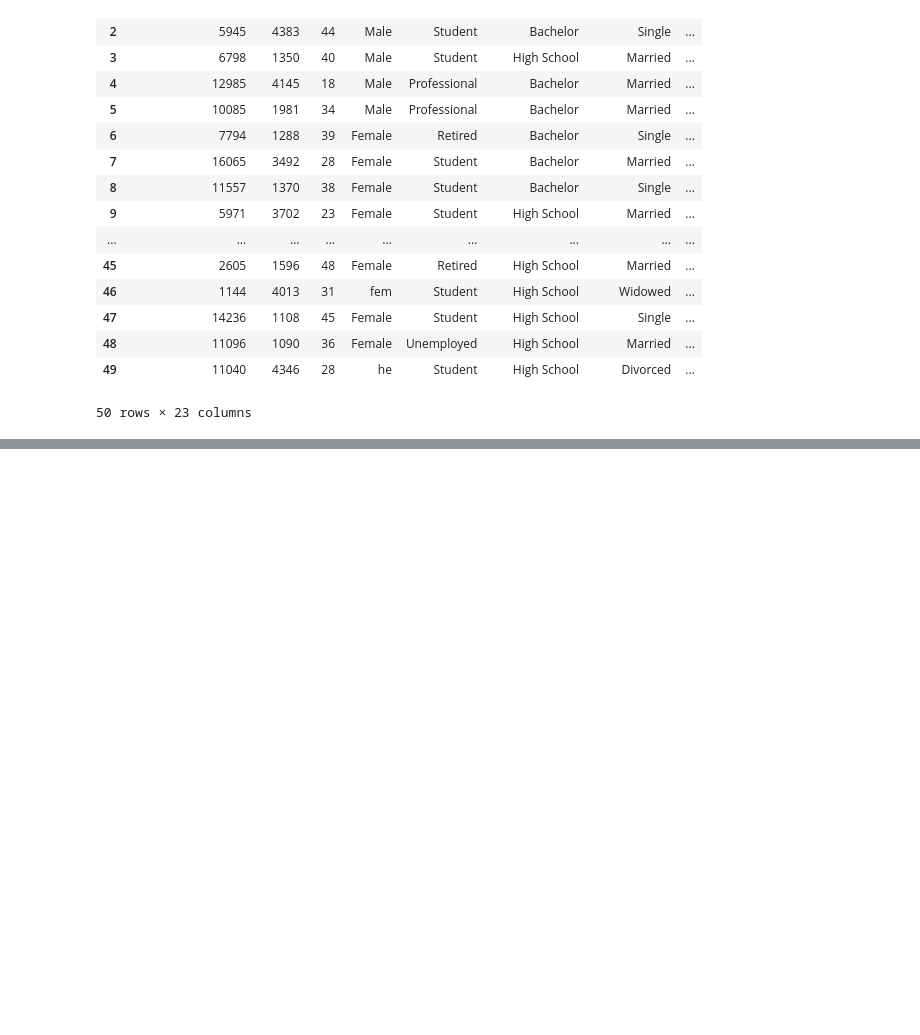
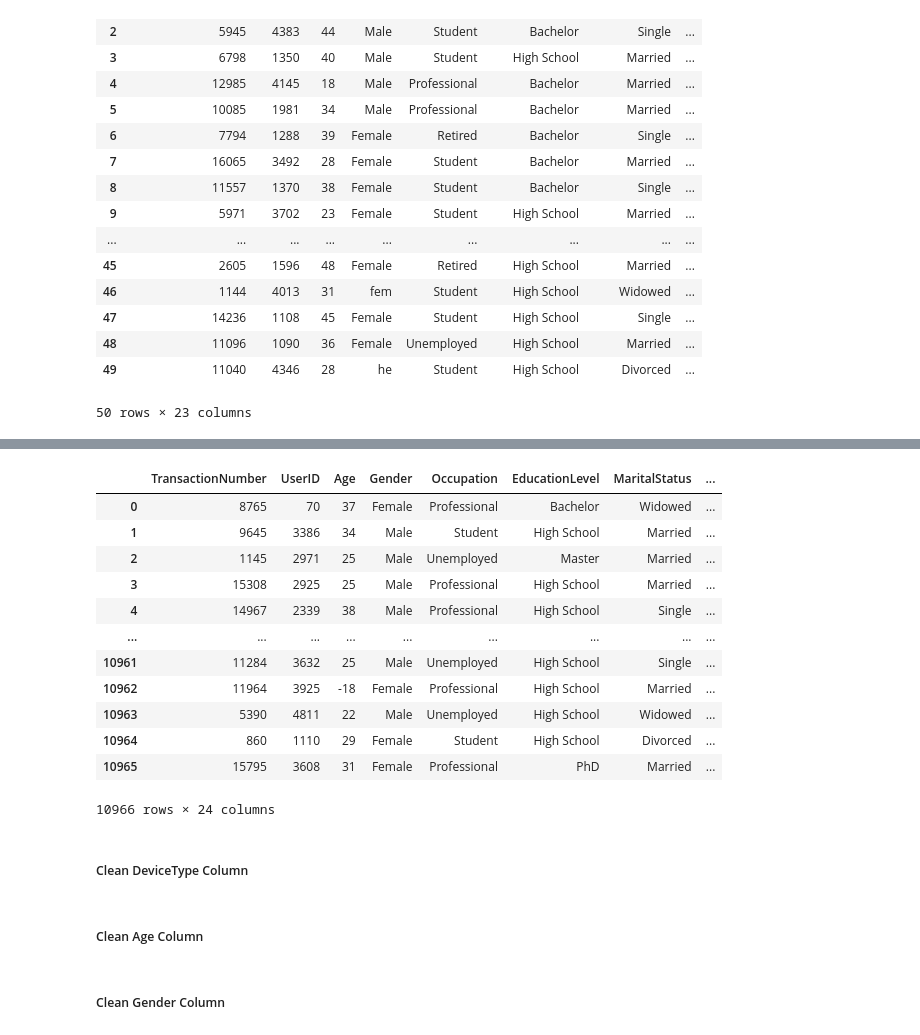
Before and after one commit to snousind/Inter-Uni-Datathon, a Jupyter notebook: datacleaning.ipynb, the cells around one changed output, grey strips where cells are left out. Saved outputs shown, nothing was run; the diff lists cells and outputs as text; code cells hidden in the pictures; blank space fills up the shorter version.

```diff
--- a/datacleaning.ipynb
+++ b/datacleaning.ipynb
@@ -44,0 +59,35 @@ test.head(50)
+# %%
+
+finance_cols = ['Income', 'Expenditure', 'GiftsTransaction', 'TransactionAmount']
+finance = train[['Income', 'Expenditure', 'GiftsTransaction', 'TransactionAmount']]
+
+def clean_cash(data):
+    finance_cols = ['Income', 'Expenditure', 'GiftsTransaction', 'TransactionAmount']
+
+    for col in finance_cols:
+
+        data.columns = data.columns.str.replace(' ', '')
+        data[col] = data[col].str.replace("AU$", "AUD", regex=False)
+        data[col] = data[col].str.replace(" ", "", regex=False)
+        data[f'{col}2'] = data[col]
+        data[f'{col}Currency'] = data[col].apply(lambda x: 'AUD' if 'AUD' in str(x) else ('AED' if 'AED' in str(x) else ('GBP' if '£' in str(x) else ('GBP' if 'GBP' in str(x) else ''))))
+        data[f'{col}2'] = data[f'{col}2'].str.replace("AUD", "", regex=False).str.strip()
+        data[f'{col}2'] = data[f'{col}2'].str.replace("AED", "", regex=False).str.strip()
+        data[f'{col}2'] = data[f'{col}2'].str.replace("£", "", regex=False).str.strip()
+        data[f'{col}2'] = data[f'{col}2'].str.replace("GBP", "", regex=False).str.strip()
+        data[f'{col}2'] = data[f'{col}2'].astype(float)
+
+    data = data.drop(data.columns[:4], axis=1)
+    data.columns = data.columns.str.replace('2', '')
+
+
+    for col in finance_cols:
+        data.loc[data[f'{col}Currency'] == 'AED', col] = data[col] * 0.41
+        data.loc[data[f'{col}Currency'] == 'GBP', col] = data[col] * 1.96
+
+    data = data[finance_cols]
+
+    return data
+
+train_cleaned = clean_cash(finance)
+train_cleaned
@@ -44,0 +108,20 @@ test.head(50)
+# %%
+train = train.drop(columns=finance_cols)
+train = pd.concat([train, train_cleaned], axis=1)
+train
+# %% [output]
+|  | TransactionNumber | UserID | Age | Gender | Occupation | EducationLevel | MaritalStatus | ... |
+| 0 | 8765 | 70 | 37 | Female | Professional | Bachelor | Widowed | ... |
+| 1 | 9645 | 3386 | 34 | Male | Student | High School | Married | ... |
+| 2 | 1145 | 2971 | 25 | Male | Unemployed | Master | Married | ... |
+| 3 | 15308 | 2925 | 25 | Male | Professional | High School | Married | ... |
+| 4 | 14967 | 2339 | 38 | Male | Professional | High School | Single | ... |
+| ... | ... | ... | ... | ... | ... | ... | ... | ... |
+| 10961 | 11284 | 3632 | 25 | Male | Unemployed | High School | Single | ... |
+| 10962 | 11964 | 3925 | -18 | Female | Professional | High School | Married | ... |
+| 10963 | 5390 | 4811 | 22 | Male | Unemployed | High School | Widowed | ... |
+| 10964 | 860 | 1110 | 29 | Female | Student | High School | Divorced | ... |
+| 10965 | 15795 | 3608 | 31 | Female | Professional | PhD | Married | ... |
+10966 rows × 24 columns
+# %% [markdown]
+##### Clean DeviceType Column
@@ -44,0 +134,2 @@ test.head(50)
+# %% [markdown]
+##### Clean Age Column
@@ -44,0 +141,2 @@ test.head(50)
+# %% [markdown]
+##### Clean Gender Column
```
Also changed, not shown: parts of 11 cells of this notebook.
